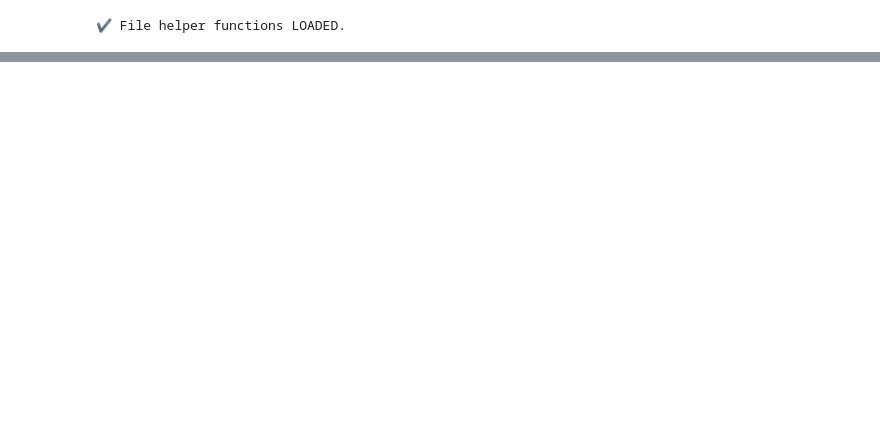
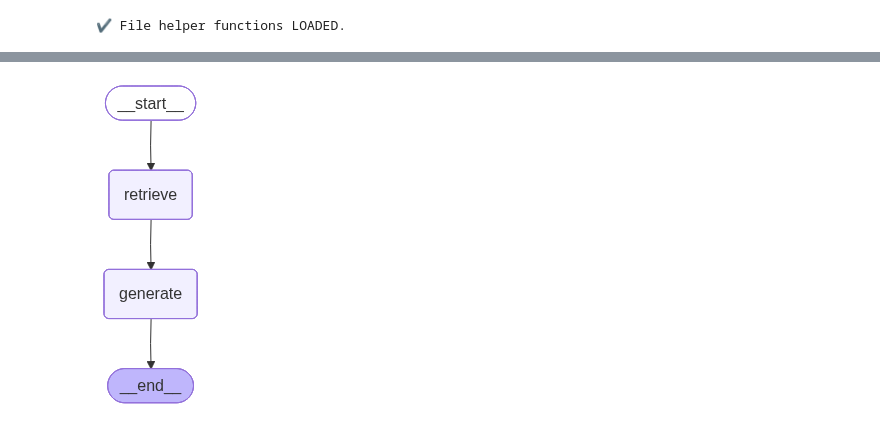
Before and after one commit to monaii/Rag-system, a Jupyter notebook: RAG-PROJECT.ipynb, the cells around one changed output, grey strips where cells are left out. Cells and saved outputs as stored; diff of their text form; code cells hidden in the pictures; blank space fills up the shorter version.

```diff
--- a/RAG-PROJECT.ipynb
+++ b/RAG-PROJECT.ipynb
@@ -660,7 +698,34 @@ def chat(question: str):
 # %%
-resp = chat("What policies does the document define?")
-print("\nANSWER:\n", resp["answer"])
-print("\nSOURCES:\n", resp["docs"])
+# Example RAG Query
+question = "What policies does the document define?"
+resp = chat(question)
+
+print("\n===================== ANSWER =====================")
+print(resp["answer"])
+
+print("\n===================== UNIQUE SOURCE FILES =====================")
+
+# Build a summary of unique files and how many chunks came from each
+unique_sources = {}
+
+for d in resp["docs"]:
+    fname = d["filename"]
+    if fname not in unique_sources:
+        unique_sources[fname] = {
+            "source_path": d.get("source_path", ""),
+            "type": d.get("type", ""),
+            "ingested_at": d.get("ingested_at", ""),
+            "chunks_retrieved": 0
+        }
+    unique_sources[fname]["chunks_retrieved"] += 1
+
+# Display clean summary
+for fname, meta in unique_sources.items():
+    print(f"- {fname}")
+    print(f"    path: {meta['source_path']}")
+    print(f"    type: {meta['type']}")
+    print(f"    ingested_at: {meta['ingested_at']}")
+    print(f"    chunks_retrieved: {meta['chunks_retrieved']}")
 # %% [output]
 ======================================
                CHAT START
@@ -746,0 +892,6 @@ print("\nLangGraph Answer:", result["answer"])
+# %%
+from IPython.display import Image, display
+
+display(Image(app_rag.get_graph().draw_mermaid_png()))
+# %% [output]
+[figure, added]
```
Also changed, not shown: parts of 35 cells of this notebook, 2 other files.
